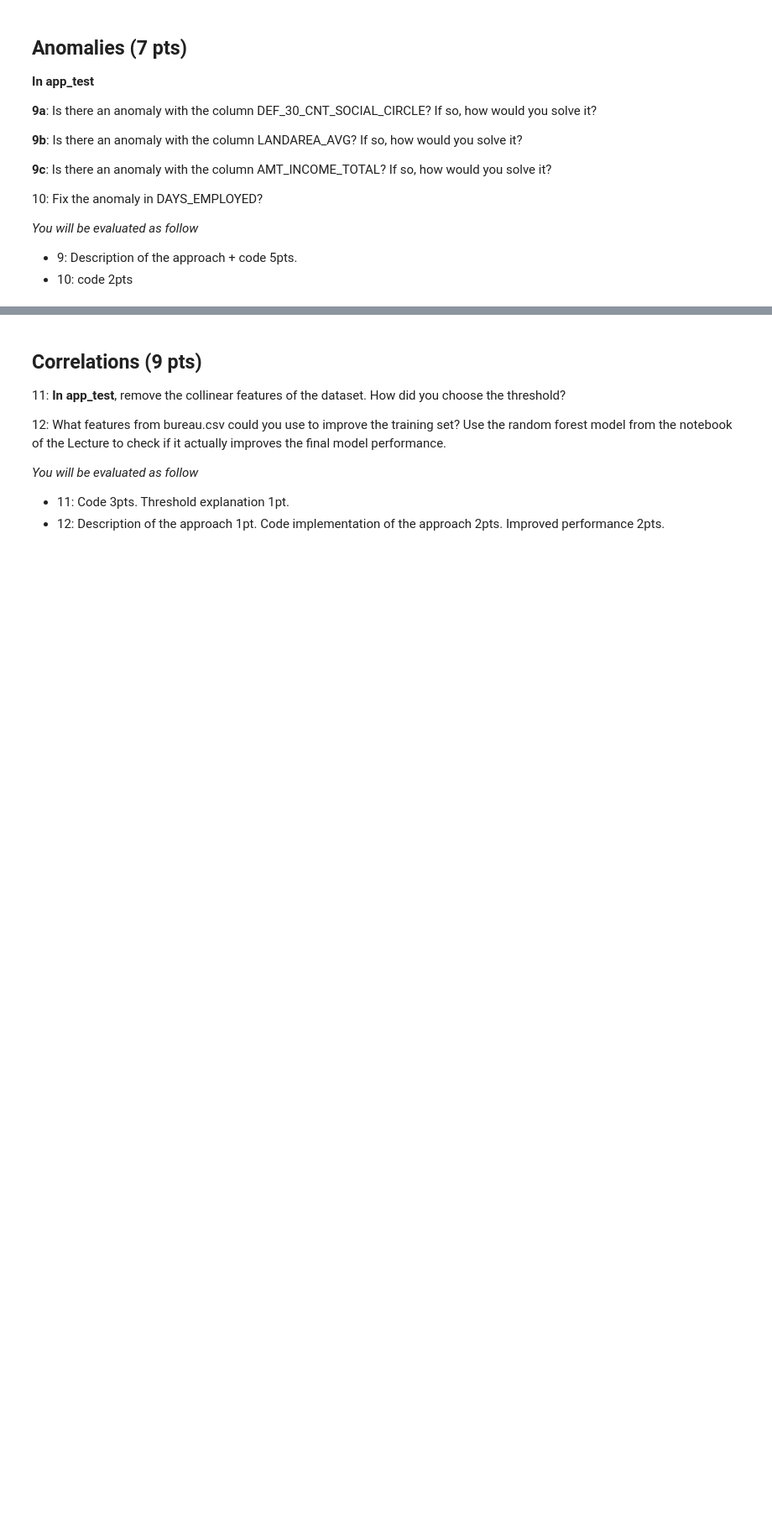
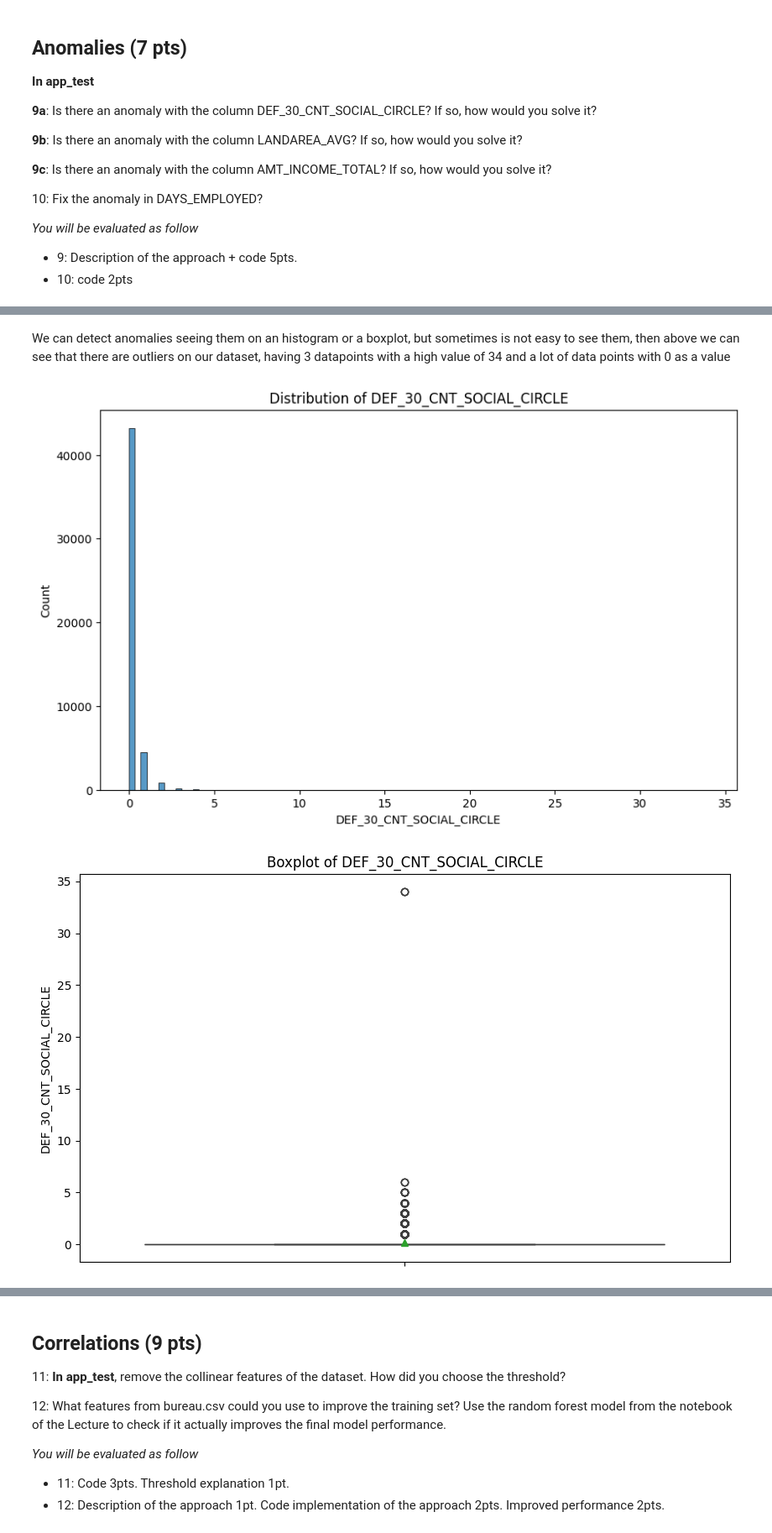
Before and after one commit to coldstrel/applied-ml-mids-2024, a Jupyter notebook: Project_Part_1.ipynb, the cells around one changed output, grey strips where cells are left out. Shown: that part at 84% size. Drawn from its saved outputs; the diff is of its cells as text; code cells hidden in the pictures; blank space fills up the shorter version.

```diff
--- a/Project_Part_1.ipynb
+++ b/Project_Part_1.ipynb
@@ -438,0 +439,8 @@ one_hot_encoded_appTest.head()
+# %%
+## Your code here
+## 9a Check anomalies on DEF_30_CNT_SOCIAL_CIRCLE
+app_test_copy = app_test.copy()
+print(app_test_copy.dtypes['DEF_30_CNT_SOCIAL_CIRCLE'])
+print(app_test_copy['DEF_30_CNT_SOCIAL_CIRCLE'].unique())
+print(app_test_copy['DEF_30_CNT_SOCIAL_CIRCLE'].value_counts())
+app_test_copy['DEF_30_CNT_SOCIAL_CIRCLE'].describe()
@@ -438,0 +470,20 @@ one_hot_encoded_appTest.head()
+# %% [markdown]
+We can detect anomalies seeing them on an histogram or a boxplot, but sometimes is not easy to see them, then above we can see that there are outliers on our dataset, having 3 datapoints with a high value of 34 and a lot of data points with 0 as a value
+# %%
+import matplotlib.pyplot as plt
+import seaborn as sns
+
+# Histogram
+plt.figure(figsize=(10,6))
+sns.histplot(app_test_copy['DEF_30_CNT_SOCIAL_CIRCLE'], bins=100)
+plt.title('Distribution of DEF_30_CNT_SOCIAL_CIRCLE')
+plt.show()
+
+# Boxplot
+plt.figure(figsize=(10,6))
+sns.boxplot(app_test_copy['DEF_30_CNT_SOCIAL_CIRCLE'], showmeans = True)
+plt.title('Boxplot of DEF_30_CNT_SOCIAL_CIRCLE')
+plt.show()
+# %% [output]
+[figure, added]
+[figure, added]
```
Also changed, not shown: parts of 31 cells of this notebook.
